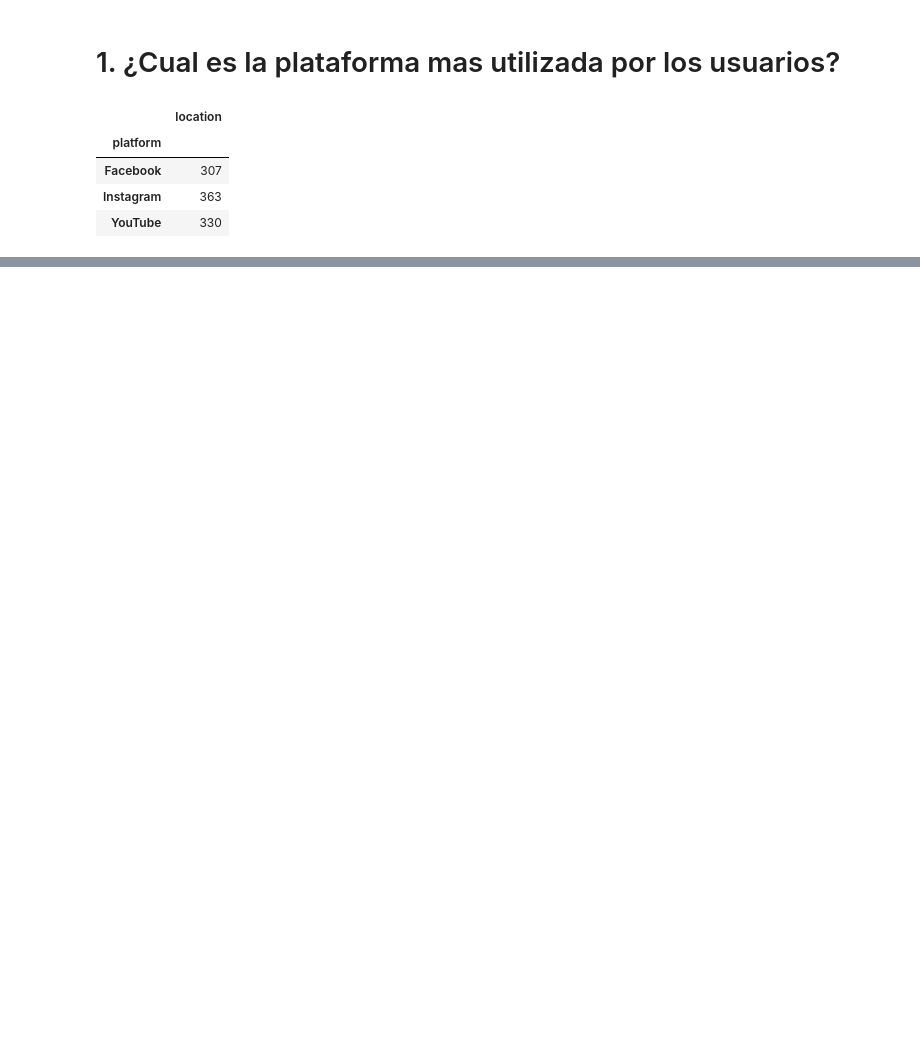
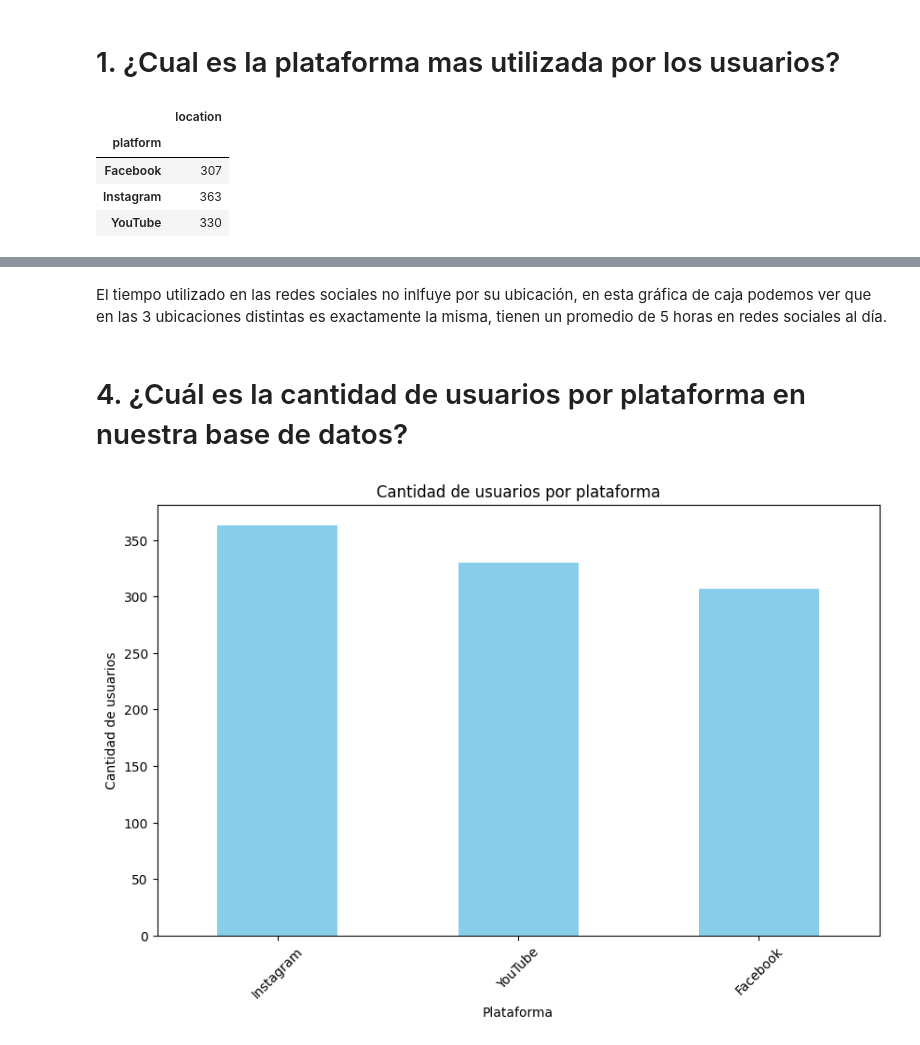
Before and after one commit to jairosantoy/jairo, a Jupyter notebook: A00832650.ipynb, the cells around one changed output, grey strips where cells are left out. Saved outputs shown, nothing was run; the diff lists cells and outputs as text; code cells hidden in the pictures; blank space fills up the shorter version.

```diff
--- a/A00832650.ipynb
+++ b/A00832650.ipynb
@@ -136,0 +100,18 @@ home_owners_count
+# %% [markdown]
+El tiempo utilizado en las redes sociales no inlfuye por su ubicación, en esta gráfica de caja podemos ver que en las 3 ubicaciones distintas es exactamente la misma, tienen un promedio de 5 horas en redes sociales al día.
+# %% [markdown]
+# 4. ¿Cuál es la cantidad de usuarios por plataforma en nuestra base de datos?
+# %%
+import matplotlib.pyplot as plt
+
+usuarios_por_plataforma = df['platform'].value_counts()
+
+plt.figure(figsize=(10, 6))
+usuarios_por_plataforma.plot(kind='bar', color='skyblue')
+plt.title('Cantidad de usuarios por plataforma')
+plt.xlabel('Plataforma')
+plt.ylabel('Cantidad de usuarios')
+plt.xticks(rotation=45)
+plt.show()
+# %% [output]
+[figure, added]
```
Also changed, not shown: parts of 44 cells of this notebook.
